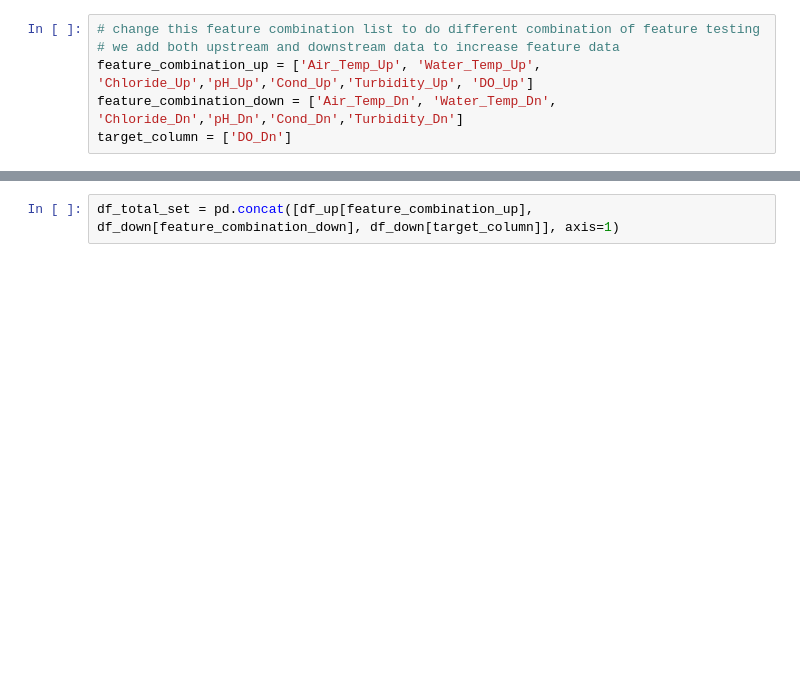
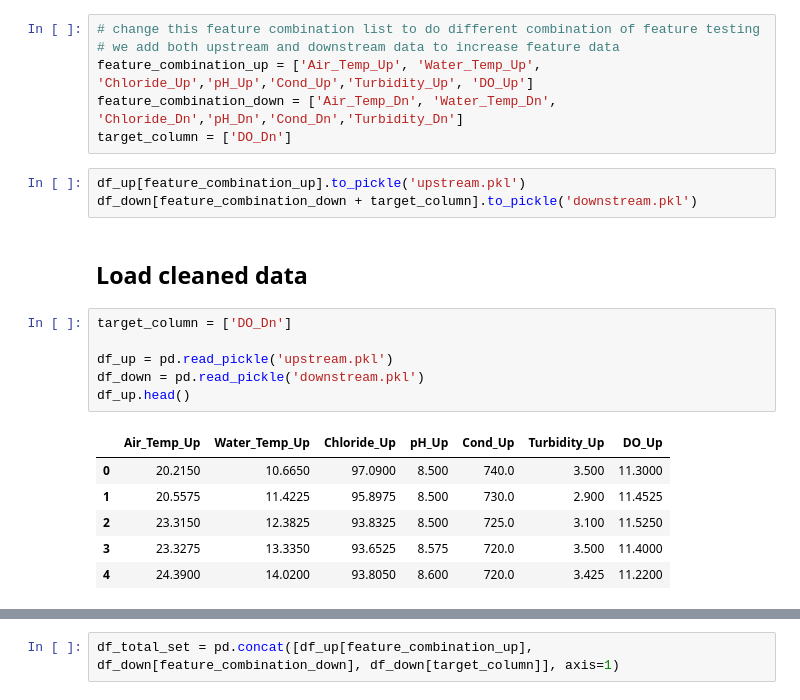
Before and after one commit to chaosWsF/ST-LSTM-Application, a Jupyter notebook: Dissolved_Oxygen_Project/Forecasting_both-Copy1.ipynb, the cells around one changed output, grey strips where cells are left out. Saved outputs shown, nothing was run; the diff lists cells and outputs as text; blank space fills up the shorter version.

```diff
--- a/Dissolved_Oxygen_Project/Forecasting_both-Copy1.ipynb
+++ b/Dissolved_Oxygen_Project/Forecasting_both-Copy1.ipynb
@@ -300,3 +302,21 @@ df_down.head()
 feature_combination_up = ['Air_Temp_Up', 'Water_Temp_Up', 'Chloride_Up','pH_Up','Cond_Up','Turbidity_Up', 'DO_Up']
 feature_combination_down = ['Air_Temp_Dn', 'Water_Temp_Dn', 'Chloride_Dn','pH_Dn','Cond_Dn','Turbidity_Dn']
 target_column = ['DO_Dn']
+# %%
+df_up[feature_combination_up].to_pickle('upstream.pkl')
+df_down[feature_combination_down + target_column].to_pickle('downstream.pkl')
+# %% [markdown]
+## Load cleaned data
+# %%
+target_column = ['DO_Dn']
+
+df_up = pd.read_pickle('upstream.pkl')
+df_down = pd.read_pickle('downstream.pkl')
+df_up.head()
+# %% [output]
+|  | Air_Temp_Up | Water_Temp_Up | Chloride_Up | pH_Up | Cond_Up | Turbidity_Up | DO_Up |
+| 0 | 20.2150 | 10.6650 | 97.0900 | 8.500 | 740.0 | 3.500 | 11.3000 |
+| 1 | 20.5575 | 11.4225 | 95.8975 | 8.500 | 730.0 | 2.900 | 11.4525 |
+| 2 | 23.3150 | 12.3825 | 93.8325 | 8.500 | 725.0 | 3.100 | 11.5250 |
+| 3 | 23.3275 | 13.3350 | 93.6525 | 8.575 | 720.0 | 3.500 | 11.4000 |
+| 4 | 24.3900 | 14.0200 | 93.8050 | 8.600 | 720.0 | 3.425 | 11.2200 |
```
Also changed, not shown: parts of 32 cells of this notebook, 3 other files.
